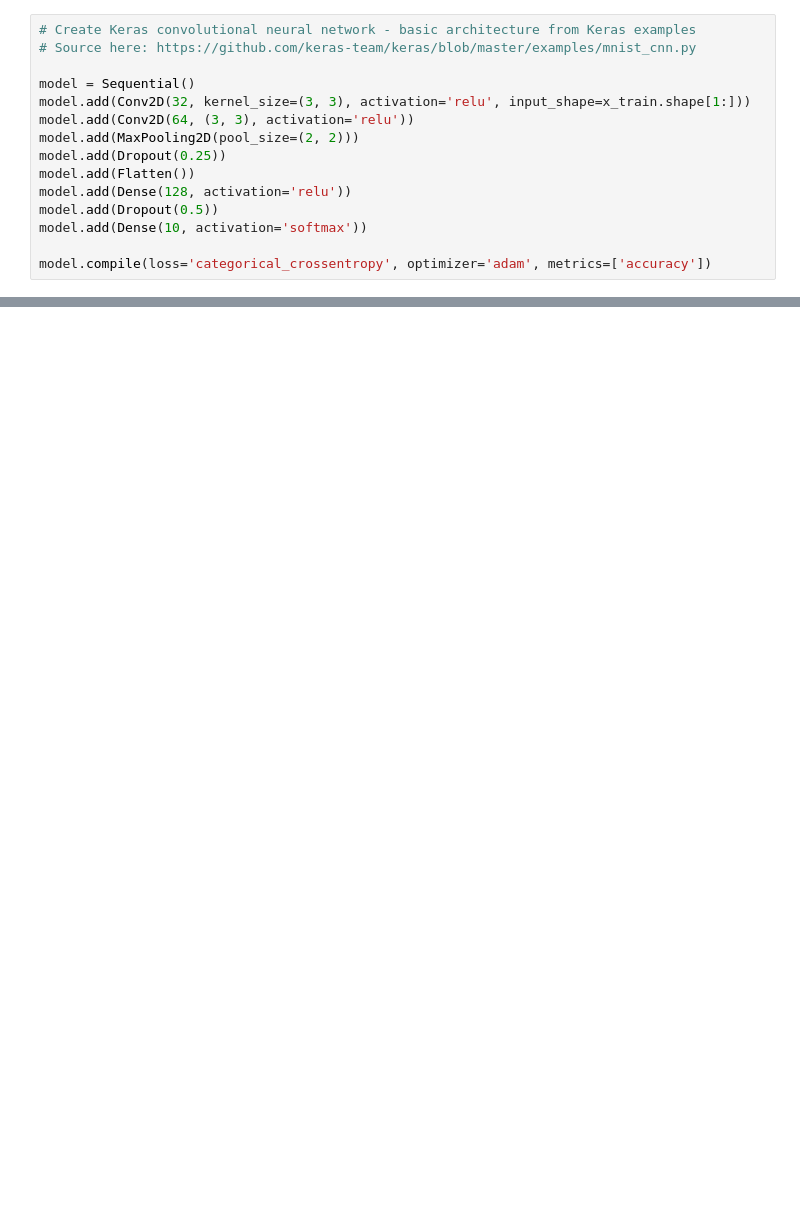
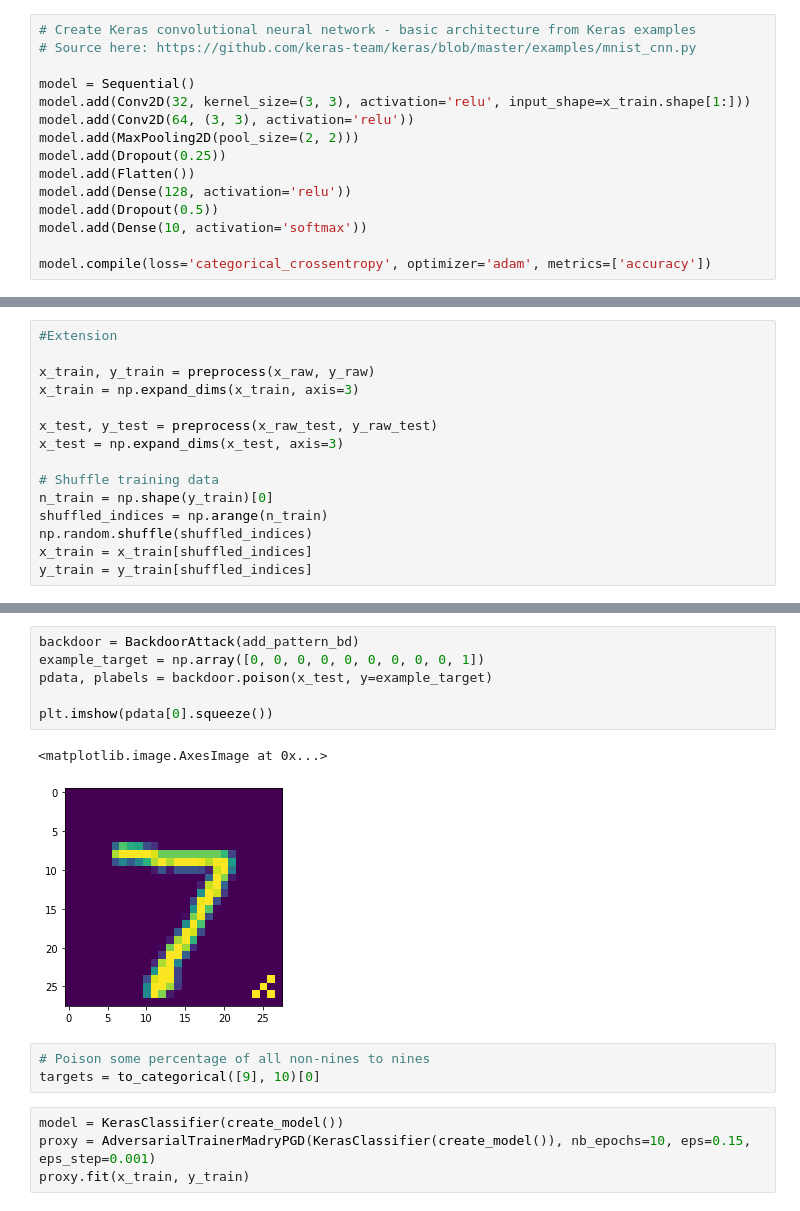
Before and after one commit to choH/advlearning_algos, a Jupyter notebook: algo/implementation.ipynb, the cells around one changed output, grey strips where cells are left out. Cells and saved outputs as stored; diff of their text form; blank space fills up the shorter version.

```diff
--- a/algo/implementation.ipynb
+++ b/algo/implementation.ipynb
@@ -184,0 +198,15 @@ print("\n Overall test set accuracy: %.2f%%" % (total_acc * 100))
+# %%
+#Extension
+
+x_train, y_train = preprocess(x_raw, y_raw)
+x_train = np.expand_dims(x_train, axis=3)
+
+x_test, y_test = preprocess(x_raw_test, y_raw_test)
+x_test = np.expand_dims(x_test, axis=3)
+
+# Shuffle training data
+n_train = np.shape(y_train)[0]
+shuffled_indices = np.arange(n_train)
+np.random.shuffle(shuffled_indices)
+x_train = x_train[shuffled_indices]
+y_train = y_train[shuffled_indices]
@@ -184,0 +229,16 @@ print("\n Overall test set accuracy: %.2f%%" % (total_acc * 100))
+# %%
+backdoor = BackdoorAttack(add_pattern_bd)
+example_target = np.array([0, 0, 0, 0, 0, 0, 0, 0, 0, 1])
+pdata, plabels = backdoor.poison(x_test, y=example_target)
+
+plt.imshow(pdata[0].squeeze())
+# %% [output]
+<matplotlib.image.AxesImage at 0x...>
+[figure, added]
+# %%
+# Poison some percentage of all non-nines to nines
+targets = to_categorical([9], 10)[0]
+# %%
+model = KerasClassifier(create_model())
+proxy = AdversarialTrainerMadryPGD(KerasClassifier(create_model()), nb_epochs=10, eps=0.15, eps_step=0.001)
+proxy.fit(x_train, y_train)
```
Also changed, not shown: parts of 13 cells of this notebook, 3 other files.
